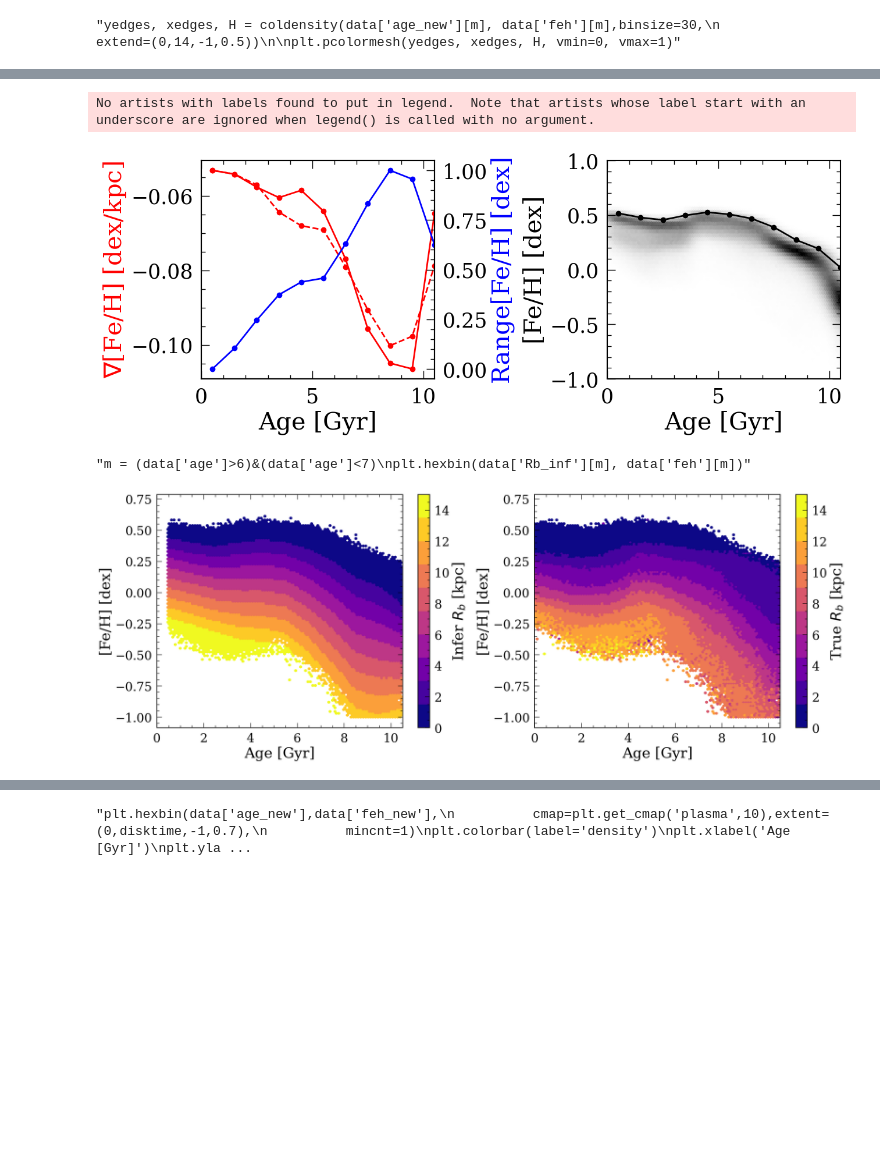
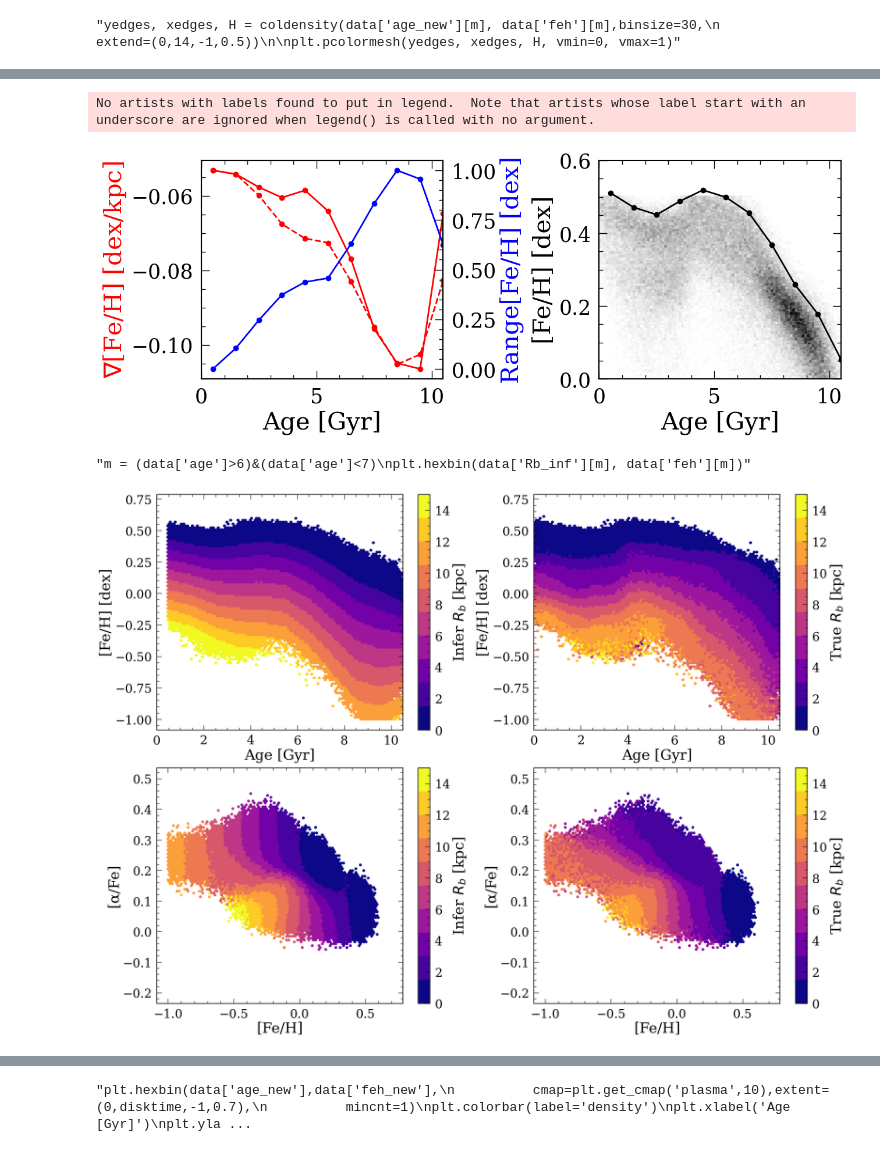
Before and after one commit to lyx12311/FeHScatter, a Jupyter notebook: FeHGradient-Simulation.ipynb, the cells around one changed output, grey strips where cells are left out. Cells and saved outputs as stored; diff of their text form; code cells hidden in the pictures; blank space fills up the shorter version.

```diff
--- a/FeHGradient-Simulation.ipynb
+++ b/FeHGradient-Simulation.ipynb
@@ -449,9 +448,11 @@ m = (data['R']<4)
 
 allages = data['age'].values
 allfehs = data['feh'].values
+allofes = data['ofe'].values
 
 data['age_new'] = [np.random.normal(i, 0.32, 1) for i in allages]
 data['feh_new'] = [np.random.normal(i, 0.03, 1) for i in allfehs]
+data['ofe_new'] = [np.random.normal(i, 0.03, 1) for i in allofes]
 # %%
 data = data.loc[data['feh']>-1]
 #data = data.loc[data['feh']<0.5]
@@ -516,7 +517,7 @@ msel = (slopefeh['age']<2)
 slopefeh = slopefeh.dropna(subset=['fehscatter'])
 slopefeh['fehscatter'] = (slopefeh['fehscatter']-min(slopefeh['fehscatter']))/(max(slopefeh['fehscatter'])-min(slopefeh['fehscatter']))
 p = fitpoints(slopefeh['fehscatter'], x)
-multfac = 1.
+multfac = 1.05
 #realsope = (slopefeh['slopes_rbir'].iloc[0])
 #slopefeh['sloperb_inf'] = (p(slopefeh['fehscatter']))*multfac-(p(slopefeh['fehscatter'].iloc[0]))*multfac+realsope
 slopefeh['sloperb_inf'] = p(slopefeh['fehscatter'])*multfac
@@ -536,22 +537,22 @@ func_b = interp1d(np.append([0], agebin[1:]/2+agebin[:-1]/2), feh0,
 
 plt.figure(figsize=(13,5))
 plt.subplot(1,2,1)
-plt.plot(np.linspace(0.5,disktime,11), func_m(np.linspace(0.5,disktime,11)), 'r--o',
+plt.plot(np.linspace(0.5,disktime,len(slopefeh['fehscatter'])), func_m(np.linspace(0.5,disktime,len(slopefeh['fehscatter']))), 'r--o',
         label='Inferred')
-plt.plot(np.linspace(0.5,disktime,11), func_m_true(np.linspace(0.5,disktime,11)), 'r-o',
+plt.plot(np.linspace(0.5,disktime,len(slopefeh['fehscatter'])), func_m_true(np.linspace(0.5,disktime,len(slopefeh['fehscatter']))), 'r-o',
         label='True')
 plt.xlabel('Age [Gyr]')
 plt.ylabel('$\\nabla$[Fe/H] [dex/kpc]', color='red')
 plt.xlim([0,disktime])
 plt.twinx()
-plt.plot(np.linspace(0.5,disktime,11), slopefeh['fehscatter'], 'b-o',
+plt.plot(np.linspace(0.5,disktime,len(slopefeh['fehscatter'])), slopefeh['fehscatter'], 'b-o',
         label='True')
 plt.ylabel('Range[Fe/H] [dex]', color='blue')
 
 
 
 plt.subplot(1,2,2)
-plt.hexbin(data_in['age_new'], data_in['feh_new'], extent=(0,disktime,-1,1),
+plt.hexbin(data_in['age_new'], data_in['feh_new'], extent=(0,disktime,0,0.5),
           mincnt=1, cmap='binary')
 plt.plot(np.linspace(0.5,disktime,11), func_b(np.linspace(0.5,disktime,11)), 'k-o')
 plt.xlabel('Age [Gyr]')
@@ -560,7 +561,7 @@ plt.legend()
 plt.tight_layout()
 
 plt.xlim([0,disktime])
-plt.ylim([-1,1])
+plt.ylim([0,0.6])
 
 plt.savefig('AddFig/g279e12_slopefeh.png',bbox_inches='tight')
 plt.savefig('AddFig/highres/g279e12_slopefeh',bbox_inches='tight')
@@ -568,7 +569,14 @@ plt.savefig('AddFig/highres/g279e12_slopefeh',bbox_inches='tight')
 #plt.savefig('AddFig/highres/g755e11_slopefeh',bbox_inches='tight')
 # %% [output]
 No artists with labels found to put in legend.  Note that artists whose label start with an underscore are ignored when legend() is called with no argument.
-[figure, old version]
+[figure, new version]
+# %%
+data['vr'], data['vphi'], data['ecc'] = calcvel(data.vx_today, data.vy_today,
+                                                data.x, data.y, 240)
+
+data['vr_b'], data['vphi_b'], data['ecc_b'] = calcvel(data.vx_birth, data.vy_birth,
+                                                data.x_birth, data.y_birth, 240)
+data['Rg_b'] = data['R_bir']*data['vphi_b']/240
 # %%
 data = data.loc[(data['age']<disktime)&(data['ecc']<0.2)]
 data= data.loc[(~((data['feh']<-0.5)&(data['age']<6)))]
@@ -587,27 +593,43 @@ plt.hexbin(data['Rb_inf'][m], data['feh'][m])"""
 # %%
-plt.figure(figsize=(22,8))
-plt.subplot(1,2,1)
+plt.figure(figsize=(22,16))
+plt.subplot(2,2,1)
 plt.hexbin(data['age_new'],data['feh_new'],C=data['Rb_inf_new'],
           cmap=plt.get_cmap('plasma',10),vmin=0,vmax=15,extent=(0,disktime,-1,0.7))
 plt.colorbar(label='Infer $R_b$ [kpc]')
 plt.xlabel('Age [Gyr]')
 plt.ylabel('[Fe/H] [dex]')
 plt.xlim([0,disktime])
 
-plt.subplot(1,2,2)
+plt.subplot(2,2,2)
 plt.hexbin(data['age_new'],data['feh_new'],C=data['R_bir'],
           cmap=plt.get_cmap('plasma',10),vmin=0,vmax=15,extent=(0,disktime,-1,0.7))
 plt.colorbar(label='True $R_b$ [kpc]')
 plt.xlabel('Age [Gyr]')
 plt.ylabel('[Fe/H] [dex]')
 plt.xlim([0,disktime])
+
+plt.subplot(2,2,3)
+plt.hexbin(data['feh_new'], data['ofe_new'],C=data['Rb_inf_new'],
+          cmap=plt.get_cmap('plasma',10),vmin=0,vmax=15,extent=(-1,0.7,-0.2,0.5))
+plt.colorbar(label='Infer $R_b$ [kpc]')
+plt.ylabel('[α/Fe]')
+plt.xlabel('[Fe/H]')
+#plt.xlim([0,disktime])
+
+plt.subplot(2,2,4)
+plt.hexbin(data['feh_new'], data['ofe_new'],C=data['R_bir'],
+          cmap=plt.get_cmap('plasma',10),vmin=0,vmax=15,extent=(-1,0.7,-0.2,0.5))
+plt.colorbar(label='True $R_b$ [kpc]')
+plt.ylabel('[α/Fe]')
+plt.xlabel('[Fe/H]')
+#plt.xlim([0,0.5])
 
 plt.tight_layout()
 
 plt.savefig('AddFig/g279e12_AMR.png',bbox_inches='tight')
 plt.savefig('AddFig/highres/g279e12_AMR',bbox_inches='tight')
 
 #plt.savefig('AddFig/g755e11_AMR.png',bbox_inches='tight')
 #plt.savefig('AddFig/highres/g755e11_AMR',bbox_inches='tight')
 # %% [output]
-[figure, old version]
+[figure, new version]
```
Also changed, not shown: parts of 9 cells of this notebook.
